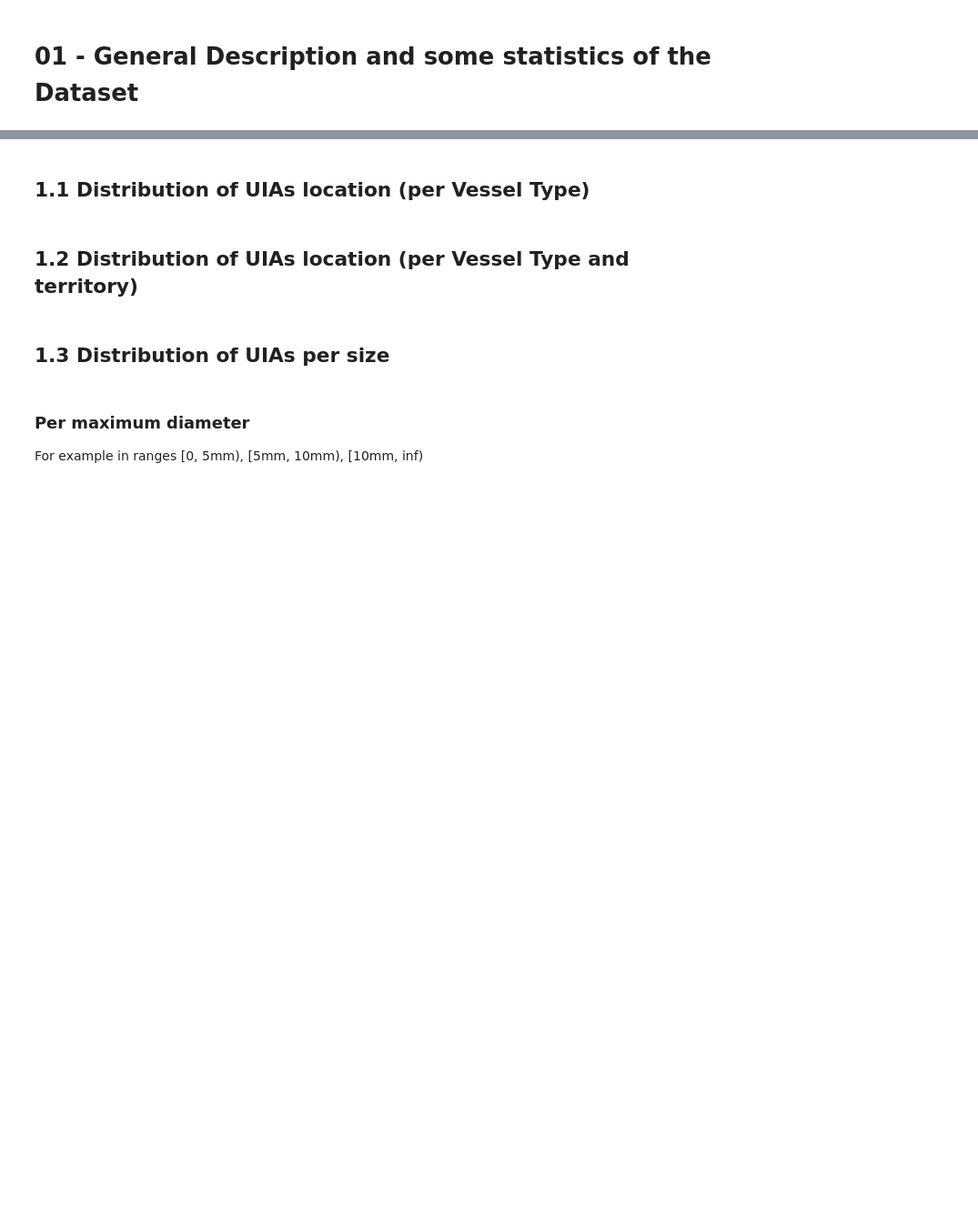
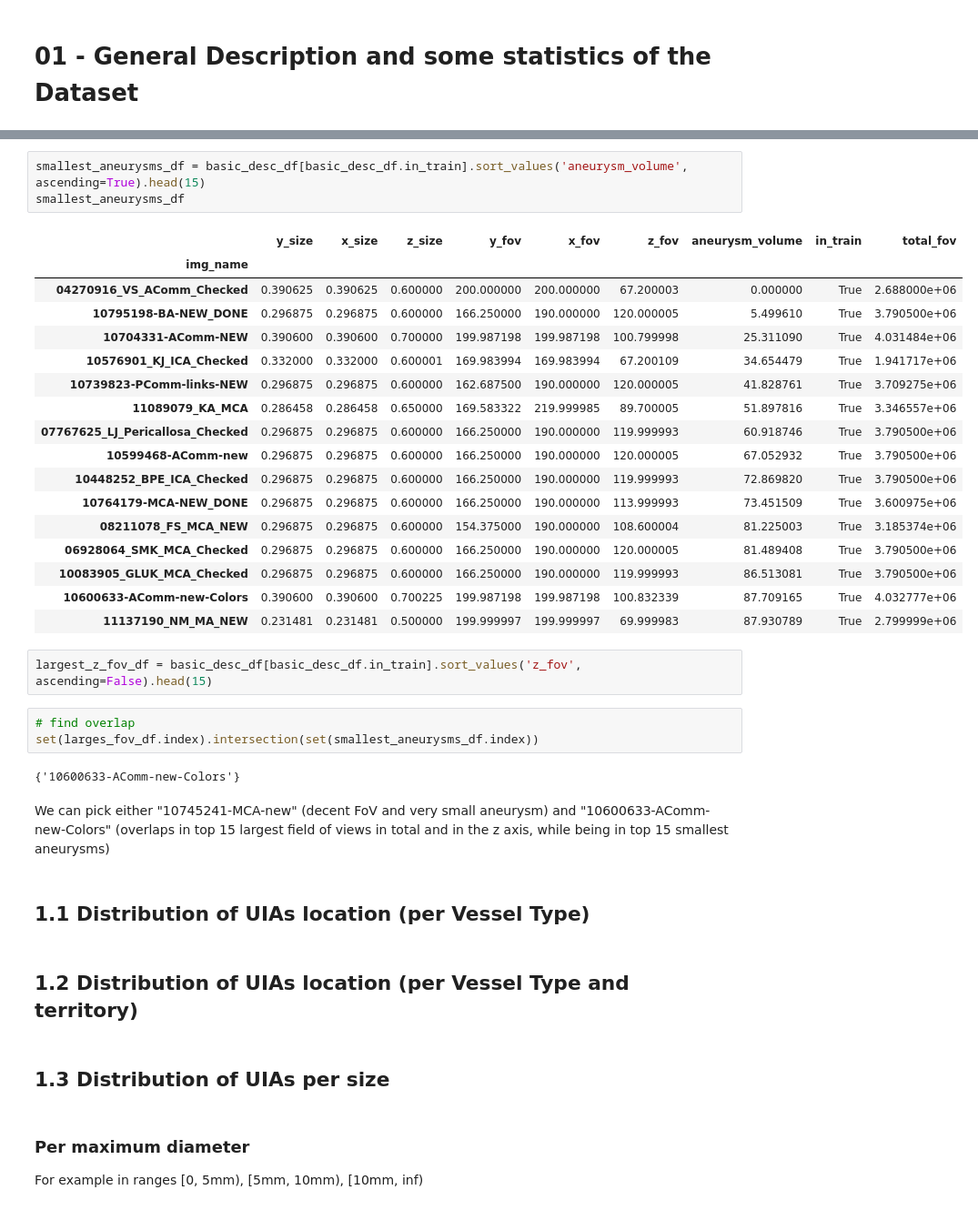
Before and after one commit to JdbermeoUZH/MastersThesisUIASegmentation, a Jupyter notebook: notebooks/USZ_dataset/01-dataset-description/01-EDA on UIAs.ipynb, the cells around one changed output, grey strips where cells are left out. Shown at 91% size. Saved outputs shown, nothing was run; the diff lists cells and outputs as text; blank space fills up the shorter version.

```diff
--- a/notebooks/USZ_dataset/01-dataset-description/01-EDA on UIAs.ipynb
+++ b/notebooks/USZ_dataset/01-dataset-description/01-EDA on UIAs.ipynb
@@ -3,3 +131,33 @@
+# %%
+smallest_aneurysms_df = basic_desc_df[basic_desc_df.in_train].sort_values('aneurysm_volume', ascending=True).head(15)
+smallest_aneurysms_df
+# %% [output]
+|  | y_size | x_size | z_size | y_fov | x_fov | z_fov | aneurysm_volume | in_train | total_fov |
+| img_name |  |  |  |  |  |  |  |  |  |
+| 04270916_VS_AComm_Checked | 0.390625 | 0.390625 | 0.600000 | 200.000000 | 200.000000 | 67.200003 | 0.000000 | True | 2.688000e+06 |
+| 10795198-BA-NEW_DONE | 0.296875 | 0.296875 | 0.600000 | 166.250000 | 190.000000 | 120.000005 | 5.499610 | True | 3.790500e+06 |
+| 10704331-AComm-NEW | 0.390600 | 0.390600 | 0.700000 | 199.987198 | 199.987198 | 100.799998 | 25.311090 | True | 4.031484e+06 |
+| 10576901_KJ_ICA_Checked | 0.332000 | 0.332000 | 0.600001 | 169.983994 | 169.983994 | 67.200109 | 34.654479 | True | 1.941717e+06 |
+| 10739823-PComm-links-NEW | 0.296875 | 0.296875 | 0.600000 | 162.687500 | 190.000000 | 120.000005 | 41.828761 | True | 3.709275e+06 |
+| 11089079_KA_MCA | 0.286458 | 0.286458 | 0.650000 | 169.583322 | 219.999985 | 89.700005 | 51.897816 | True | 3.346557e+06 |
+| 07767625_LJ_Pericallosa_Checked | 0.296875 | 0.296875 | 0.600000 | 166.250000 | 190.000000 | 119.999993 | 60.918746 | True | 3.790500e+06 |
+| 10599468-AComm-new | 0.296875 | 0.296875 | 0.600000 | 166.250000 | 190.000000 | 120.000005 | 67.052932 | True | 3.790500e+06 |
+| 10448252_BPE_ICA_Checked | 0.296875 | 0.296875 | 0.600000 | 166.250000 | 190.000000 | 119.999993 | 72.869820 | True | 3.790500e+06 |
+| 10764179-MCA-NEW_DONE | 0.296875 | 0.296875 | 0.600000 | 166.250000 | 190.000000 | 113.999993 | 73.451509 | True | 3.600975e+06 |
+| 08211078_FS_MCA_NEW | 0.296875 | 0.296875 | 0.600000 | 154.375000 | 190.000000 | 108.600004 | 81.225003 | True | 3.185374e+06 |
+| 06928064_SMK_MCA_Checked | 0.296875 | 0.296875 | 0.600000 | 166.250000 | 190.000000 | 120.000005 | 81.489408 | True | 3.790500e+06 |
+| 10083905_GLUK_MCA_Checked | 0.296875 | 0.296875 | 0.600000 | 166.250000 | 190.000000 | 119.999993 | 86.513081 | True | 3.790500e+06 |
+| 10600633-AComm-new-Colors | 0.390600 | 0.390600 | 0.700225 | 199.987198 | 199.987198 | 100.832339 | 87.709165 | True | 4.032777e+06 |
+| 11137190_NM_MA_NEW | 0.231481 | 0.231481 | 0.500000 | 199.999997 | 199.999997 | 69.999983 | 87.930789 | True | 2.799999e+06 |
+# %%
+largest_z_fov_df = basic_desc_df[basic_desc_df.in_train].sort_values('z_fov', ascending=False).head(15)
+# %%
+# find overlap
+set(larges_fov_df.index).intersection(set(smallest_aneurysms_df.index))
+# %% [output]
+{'10600633-AComm-new-Colors'}
+# %% [markdown]
+We can pick either "10745241-MCA-new" (decent FoV and very small aneurysm) and "10600633-AComm-new-Colors" (overlaps in top 15 largest field of views in total and in the z axis, while being in top 15 smallest aneurysms)
 # %% [markdown]
 ## 1.1 Distribution of UIAs location (per Vessel Type)
 # %% [markdown]
```
Also changed, not shown: parts of 12 cells of this notebook, 10 other files.
